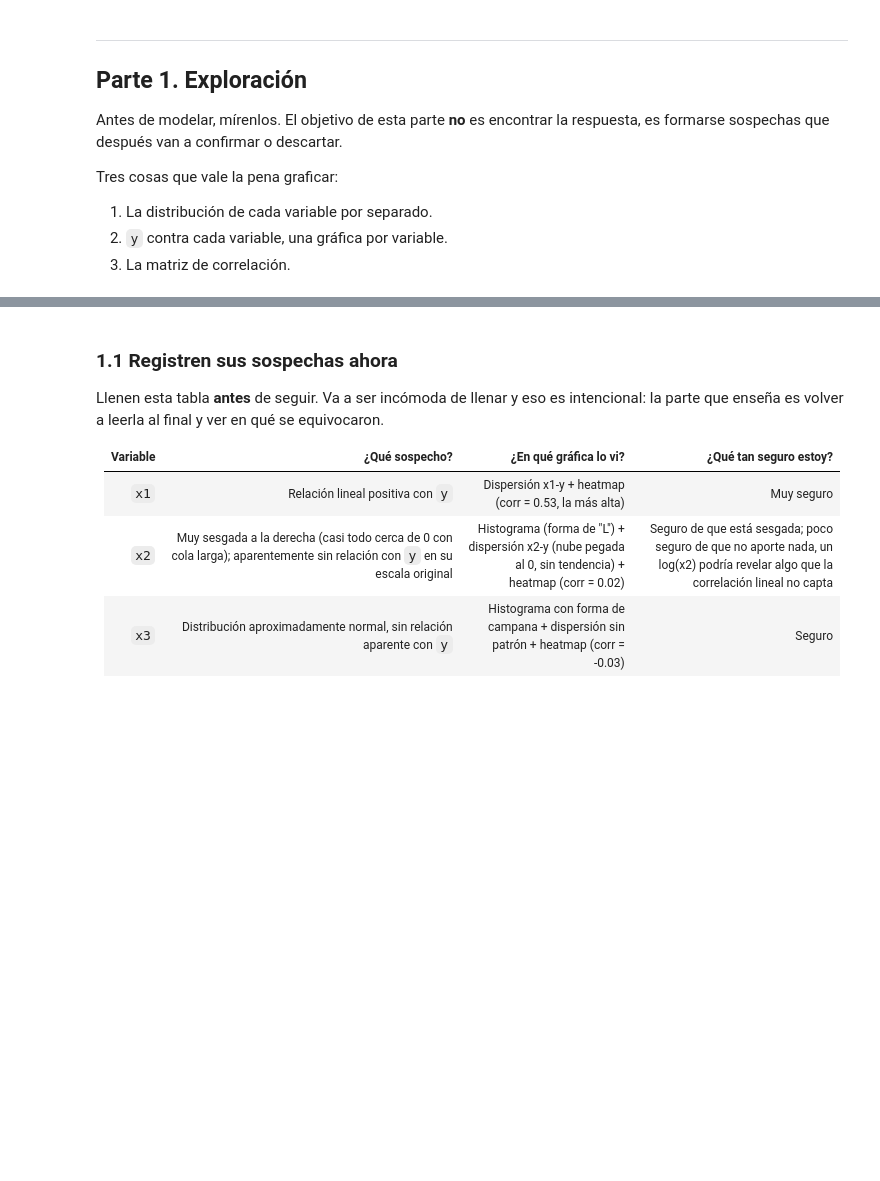
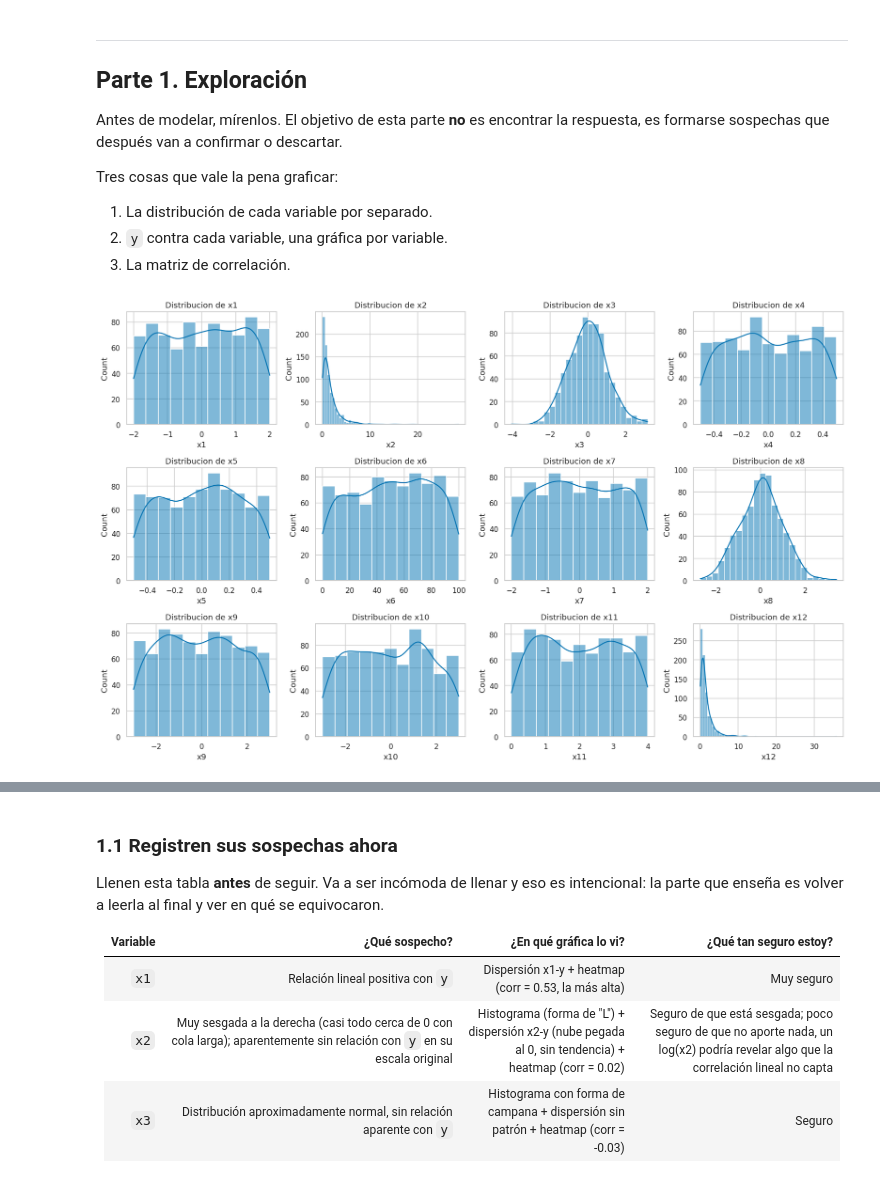
Before and after one commit to lafarch/mineria_datos, a Jupyter notebook: tareas/tarea_01_aproximacion_funcion.ipynb, the cells around one changed output, grey strips where cells are left out. Saved outputs shown, nothing was run; the diff lists cells and outputs as text; code cells hidden in the pictures; blank space fills up the shorter version.

```diff
--- a/tareas/tarea_01_aproximacion_funcion.ipynb
+++ b/tareas/tarea_01_aproximacion_funcion.ipynb
@@ -249,6 +249,17 @@ Tres cosas que vale la pena graficar:
 1. La distribución de cada variable por separado.
 2. `y` contra cada variable, una gráfica por variable.
 3. La matriz de correlación.
+# %%
+# 1. Distribución de cada variable
+fig, axes = plt.subplots(3, 4, figsize=(16, 10))
+axes = axes.flatten()
+for i, var in enumerate(VARIABLES):
+    sns.histplot(train[var], kde=True, ax=axes[i])
+    axes[i].set_title("Distribucion de " + var)
+plt.tight_layout()
+plt.show()
+# %% [output]
+[figure, added]
 # %%
 # TODO: distribución de cada una de las 12 variables.
 # Pista de método: `train[VARIABLES].hist(...)` hace las 12 de un golpe.
```
Also changed, not shown: parts of 21 cells of this notebook, 1 other file.
